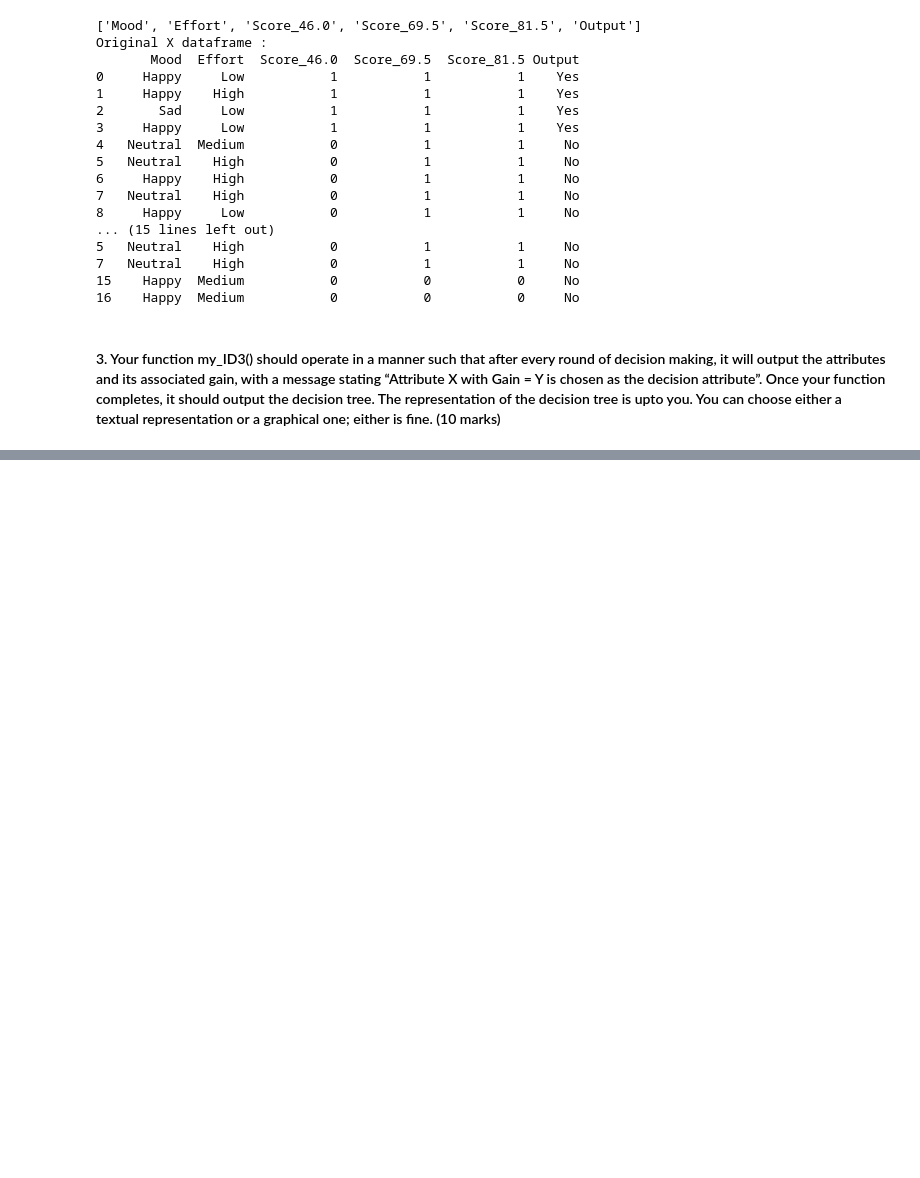
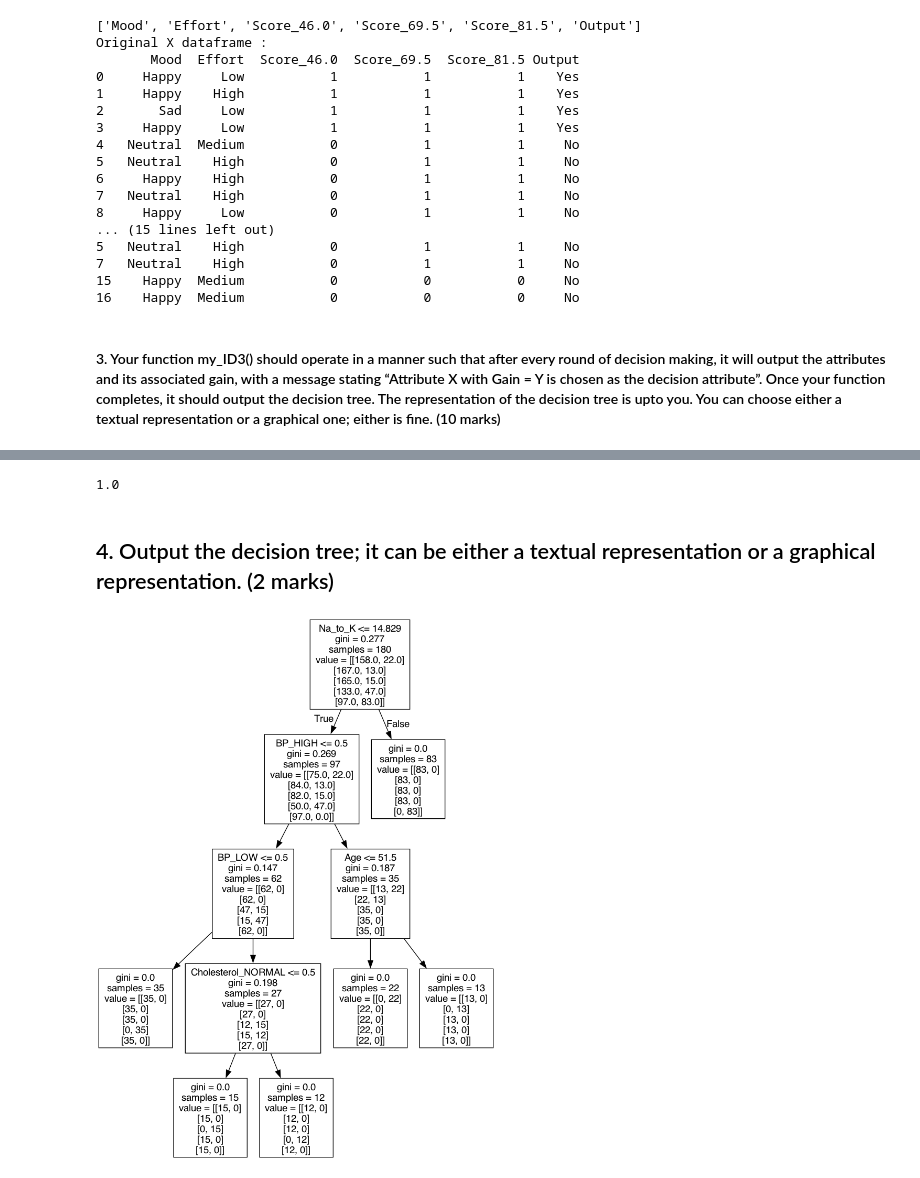
Before and after one commit to DeneshwaraSai/IIT-CS484-ML, a Jupyter notebook: Assignment1/Denesh_Assignment1.ipynb, the cells around one changed output, grey strips where cells are left out. Saved outputs shown, nothing was run; the diff lists cells and outputs as text; code cells hidden in the pictures; blank space fills up the shorter version.

```diff
--- a/Assignment1/Denesh_Assignment1.ipynb
+++ b/Assignment1/Denesh_Assignment1.ipynb
@@ -368,0 +444,7 @@ Mood  -> Entropy :  0.9819407868640977  -> Info Gain :  0.9159386515219116
+# %%
+# The code read_csv method is used read a CSV file named "lab01_dataset_2.csv" and storing the whole dataset in a variable called data.
+data = pd.read_csv("lab01_dataset_2.csv")
+
+# This is a method in pandas that is used to display the first few rows of a DataFrame of a dataset.
+# By default, it displays the first 5 rows.
+data.head()
@@ -368,0 +499,9 @@ Mood  -> Entropy :  0.9819407868640977  -> Info Gain :  0.9159386515219116
+# %%
+# The code is creating an instance of the OneHotEncoder class with the handle_unknown parameter set to 'ignore' and the sparse_output parameter set to False.
+oneHotEncoder = OneHotEncoder(handle_unknown='ignore', sparse_output=False)
+oneHotEncoder.set_output(transform='pandas')
+
+# The below lines of code isused to fit the OneHotEncoder to the specified columns of the `data` DataFrame and transforming those columns into one-hot encoded features. The resulting transformed data is stored in the `oneHotEncoderTransform` variable.
+oneHotEncoderTransform = oneHotEncoder.fit_transform(data[['Sex', 'Cholesterol', 'BP', 'Output']])
+
+oneHotEncoderTransform.head()
@@ -368,0 +570,9 @@ Mood  -> Entropy :  0.9819407868640977  -> Info Gain :  0.9159386515219116
+# %%
+# The code is splitting the dataset `X` and `Y` into training and testing sets.
+X_train, X_test, Y_train, Y_test = train_test_split(X,Y, test_size=0.1, random_state = 12)
+
+print(X_train.shape)
+print(X_test.shape)
+
+print(Y_train.shape)
+print(Y_test.shape)
@@ -368,0 +594,8 @@ Mood  -> Entropy :  0.9819407868640977  -> Info Gain :  0.9159386515219116
+# %%
+# The below code is used to create an instance of the DecisionTreeClassifier class and assigning it to the variable `decisionTree`. This instance can be used to train a decision tree model on a given dataset.
+decisionTree = DecisionTreeClassifier()
+# The below code is training the decision tree model on the training data. It takes the features `X_train` and the corresponding labels `Y_train` as input and fits the model to the training data. This process involves finding the optimal splits in the data based on the features and labels provided.
+decisionTree.fit(X_train, Y_train)
+# The below code is using the trained decision tree model to make predictions on the test data. It takes the features `X_test` as input and returns the predicted labels for the test data. The predicted labels are assigned to the variable `y_pred`.
+y_pred = decisionTree.predict(X_test)
+y_pred
@@ -368,0 +686,17 @@ Mood  -> Entropy :  0.9819407868640977  -> Info Gain :  0.9159386515219116
+# %%
+decisionTree.score(X_test, y_pred)
+# %% [output]
+1.0
+# %% [markdown]
+## 4. Output the decision tree; it can be either a textual representation or a graphical representation. (2 marks)
+# %%
+'''
+It exports the decision tree to a Graphviz .dot file, uses Graphviz to generate a .png image from the .dot file,
+and displays the decision tree image inline.
+'''
+
+export_graphviz(decisionTree, out_file="tree.dot", feature_names=X.columns)
+os.system("dot -Tpng tree.dot -o tree.png")
+Image(filename="tree.png", width=400, height=150)
+# %% [output]
+[figure, added]
```
Also changed, not shown: parts of 48 cells of this notebook, 2 other files.
